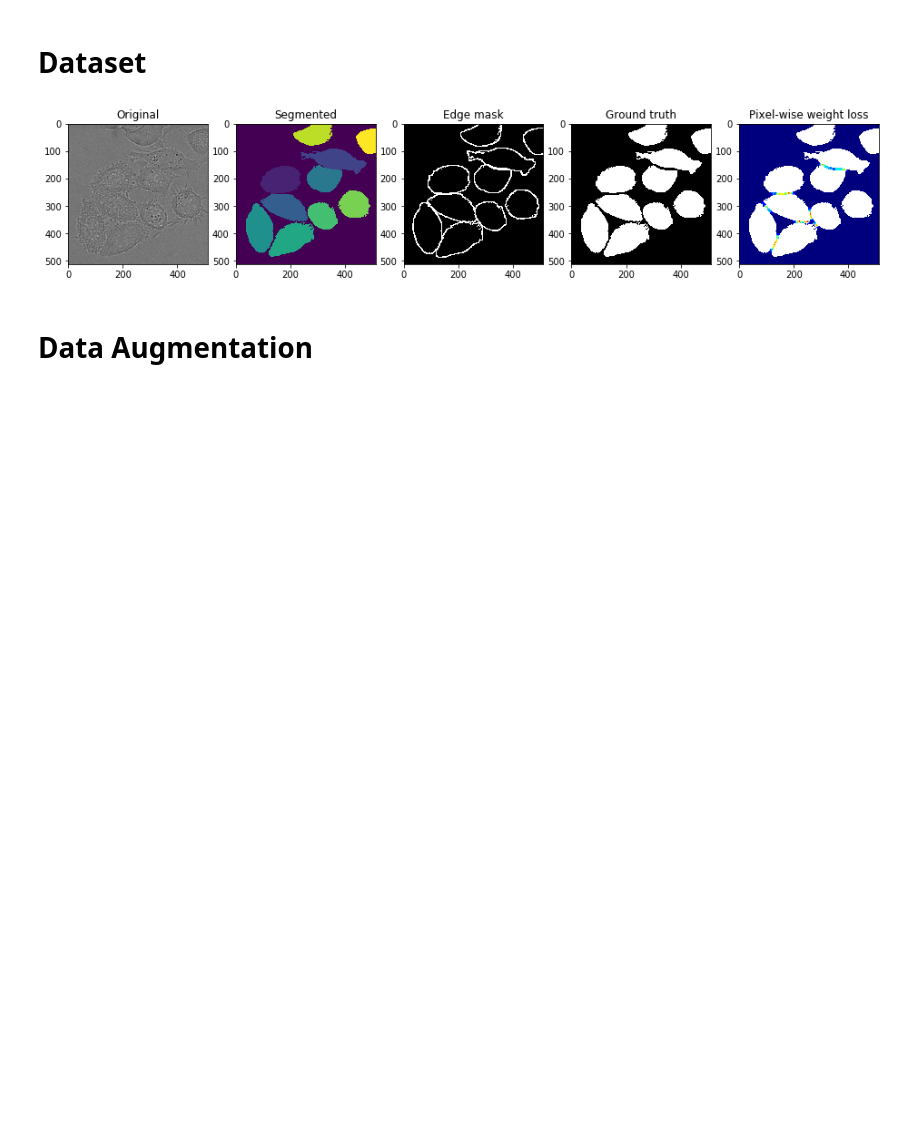
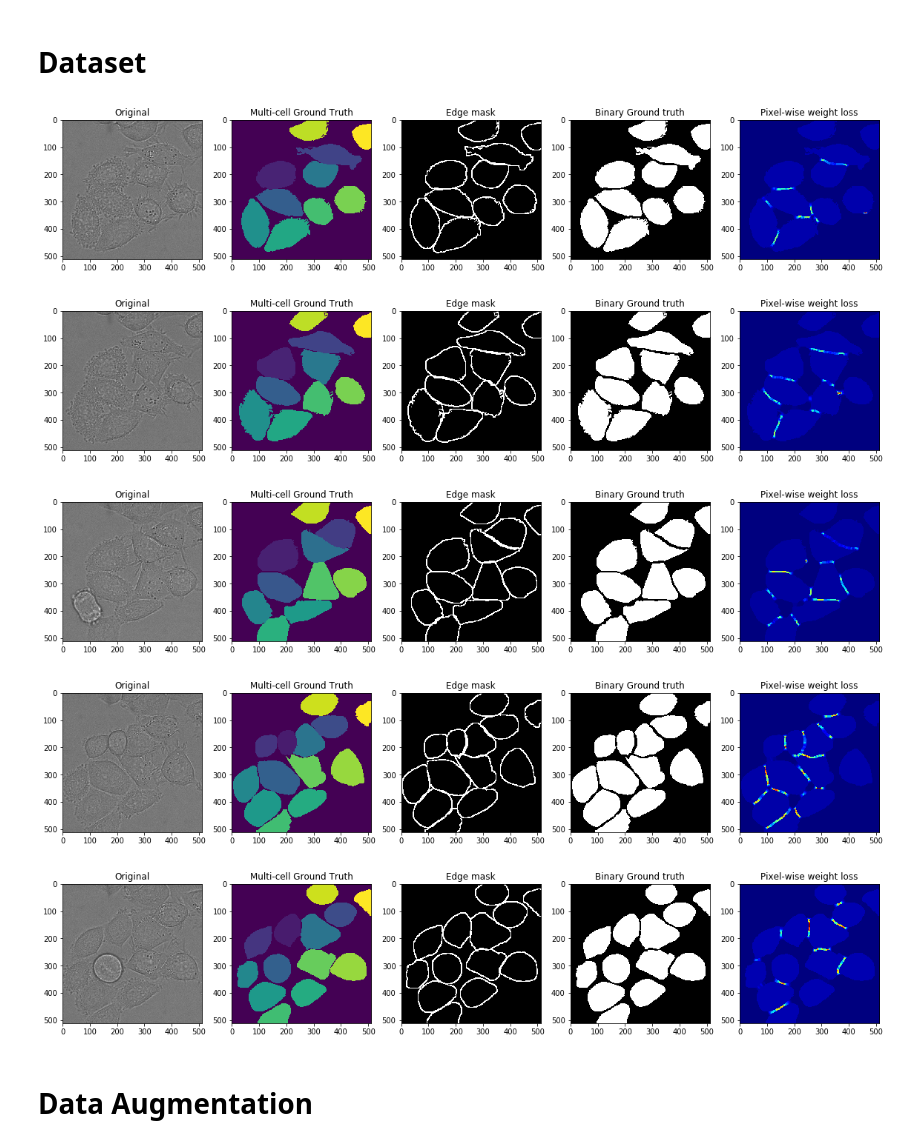
Before and after one commit to nsirons/DL-unet, a Jupyter notebook: main.ipynb, the cells around one changed output. Drawn from its saved outputs; the diff is of its cells as text; code cells hidden in the pictures; blank space fills up the shorter version.

```diff
--- a/main.ipynb
+++ b/main.ipynb
@@ -29,94 +26,56 @@ CUR_DIR = os.path.abspath('')
 # %% [markdown]
 # Dataset
 # %%
-def preprocess_gt(img):
-    kernel = cv.getStructuringElement(cv.MORPH_RECT,(5,5))
-    mask_global = np.zeros(img.shape)
-    for cls in np.unique(img):
-        if cls == 0:  # if not a background
-            continue
-        mask_cls = np.zeros(img.shape)
-        mask_cls[img==cls] = 255  # binary image of cell
-        dilated = cv.dilate(mask_cls, kernel, iterations=2)
-        mask_global += dilated-mask_cls  # add edge to global mask
-#         mask += cv.erode(dilated-thresh,kernel2,iterations=1)
-#         mask +=  cv.morphologyEx(dilated-thresh, cv.MORPH_OPEN, kernel)
-
-    gt = img - mask_global # edges of cells will be background on the new ground truth
-    gt[gt<0] = 0  # clipping
-
-    return gt, mask_global
-
 # Download data
 download_all_data()
 
 # Specify which dataset to analyse
 # DATASET = 'PhC-C2DH-U373'
 # DATASET = 'ISBI2012'
 DATASET = 'DIC-C2DH-HeLa'
 
 target_path = os.path.join(CUR_DIR, "data", f"{DATASET}-training", "01_GT", "SEG")
 training_path = os.path.join(CUR_DIR, "data", f"{DATASET}-training", "01")
 target = os.listdir(target_path)
 # for i in range(len(target)):
-for i in range(1):
+for i in range(5):
     # load images
-    img = cv.imread(os.path.join(target_path, target[i]), -1)
-    img_og = cv.imread(os.path.join(training_path, f"t{target[i][7:]}"))
-
+    img_training = cv.imread(os.path.join(training_path, f"t{target[i][7:]}"))
+    img_gt = cv.imread(os.path.join(target_path, target[i]), -1)
 
     # image morphology, for edge detection (ONLY FOR DIC-C2DH-HeLa, since cells intersect)
-    gt, mask_global = preprocess_gt(img)
+    gt, mask_global = preprocess_gt(img_gt)
     if DATASET != "DIC-C2DH-HeLa":
-        gt = img
+        gt = img_gt
+
     fig = plt.figure(figsize=(16,9))
     plt.subplot(1,5,1)
-    plt.imshow(img_og)
+    plt.imshow(img_training)
     plt.title("Original")
     plt.subplot(1,5,2)
-    plt.imshow(img)
-    plt.title('Segmented')
+    plt.imshow(img_gt)
+    plt.title('Multi-cell Ground Truth')
     plt.subplot(1,5,3)
     plt.title('Edge mask')
     plt.imshow(mask_global > 0, cmap='gray')  # binary of cell edges
     plt.subplot(1,5,4)
 
     _, gt_bin = cv.threshold(gt, 0, 255, cv.THRESH_BINARY)
-    plt.imshow(gt_bin, cmap='gray')
-    plt.title('Ground truth')
+    plt.imshow(torch.from_numpy(gt_bin), cmap='gray')
+    plt.title('Binary Ground truth')
 
     # Calculating loss for ground truth
-    wc = np.zeros(img.shape)
-    for cls in np.unique(img):
-        s = np.sum(img==cls)
-        wc[gt==cls] = 1/s
-    wc = wc / np.max(wc)  # normalize
-
-    w0 = 10
-    sigma = 5
-    d1 = img.shape[0]*img.shape[1]*np.ones(img.shape)
-    d2 = np.zeros(img.shape)
-
-    dsts = []
-    for cls in np.unique(img)[1:]:
-        new_bin = np.zeros(img.shape)
-        a = gt!=cls
-        b = gt!=0
-        new_bin[a & b] = 255
-        gt_bin = 255-new_bin.astype(np.uint8)
-        dst = cv.distanceTransform(src=gt_bin, distanceType=cv.DIST_L2, maskSize=3)
-        d1 = np.minimum(d1, dst)
-        d2 = np.maximum(d2, dst)
-
-    loss_img = wc + w0*np.exp(-(d1+d2)**2 / (2*sigma**2))
-    loss_img[gt > 0] = np.nan  # cells dont have loss (or loss=0?)
-
+    loss_img = weighted_map(torch.from_numpy(gt_bin.reshape((1,1,512,512))) / 255, 1).numpy().reshape((512,512))
     plt.subplot(1,5,5)
     plt.imshow(loss_img, cmap='jet')
-
     plt.title("Pixel-wise weight loss")
+    plt.tight_layout()
     plt.show()
 # %% [output]
-[figure, old version]
+[figure, new version]
+[figure, added]
+[figure, added]
+[figure, added]
+[figure, added]
 # %% [markdown]
 # Data Augmentation
```
Also changed, not shown: parts of 3 cells of this notebook, 1 other file.
